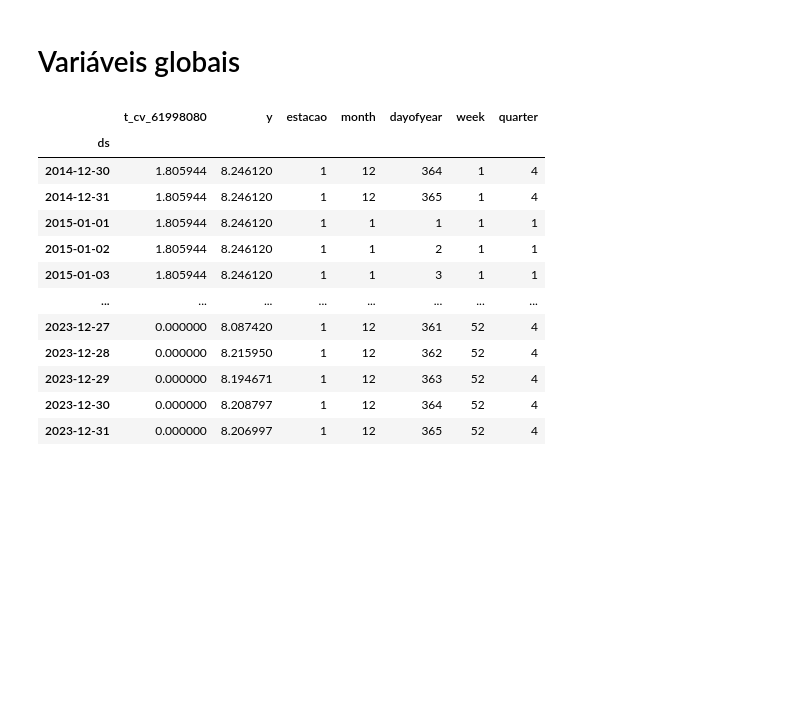
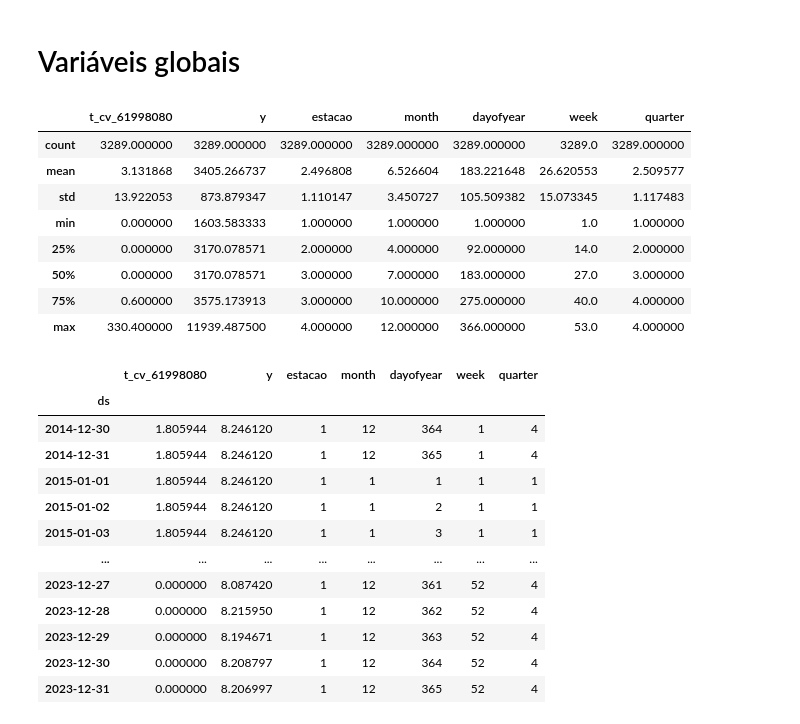
Before and after one commit to wasf84/pgmc-mestrado, a Jupyter notebook: dissertacao/bacia_rio_grande/baixo_rio_grande.ipynb, the cells around one changed output. Cells and saved outputs as stored; diff of their text form; code cells hidden in the pictures; blank space fills up the shorter version.

```diff
--- a/dissertacao/bacia_rio_grande/baixo_rio_grande.ipynb
+++ b/dissertacao/bacia_rio_grande/baixo_rio_grande.ipynb
@@ -1748,13 +1771,13 @@ df
 | 2023-12-31 | 0 | 3665.516667 | 0.0 |
 3289 rows × 3 columns
 # %%
-estacao_alvo = "t_vz_62020080"
+coluna_alvo = "t_vz_62020080"
 # %%
 # Deixando o DataFrame no padrão que a lib MLForecast obriga
 df = df.reset_index()
 df = df.rename(columns={
     "Data"       : "ds",
-    estacao_alvo : "y"
+    coluna_alvo : "y"
     })
 
 df
@@ -2190,6 +2223,18 @@ cria_plot_correlacao(
 # )
 # %% [markdown]
 # Variáveis globais
+# %%
+df_aux.describe()
+# %% [output]
+|  | t_cv_61998080 | y | estacao | month | dayofyear | week | quarter |
+| count | 3289.000000 | 3289.000000 | 3289.000000 | 3289.000000 | 3289.000000 | 3289.0 | 3289.000000 |
+| mean | 3.131868 | 3405.266737 | 2.496808 | 6.526604 | 183.221648 | 26.620553 | 2.509577 |
+| std | 13.922053 | 873.879347 | 1.110147 | 3.450727 | 105.509382 | 15.073345 | 1.117483 |
+| min | 0.000000 | 1603.583333 | 1.000000 | 1.000000 | 1.000000 | 1.0 | 1.000000 |
+| 25% | 0.000000 | 3170.078571 | 2.000000 | 4.000000 | 92.000000 | 14.0 | 2.000000 |
+| 50% | 0.000000 | 3170.078571 | 3.000000 | 7.000000 | 183.000000 | 27.0 | 3.000000 |
+| 75% | 0.600000 | 3575.173913 | 3.000000 | 10.000000 | 275.000000 | 40.0 | 4.000000 |
+| max | 330.400000 | 11939.487500 | 4.000000 | 12.000000 | 366.000000 | 53.0 | 4.000000 |
 # %%
 look_back = 7 # Lags a serem utilizadas. Uma semana passada.
 
```
Also changed, not shown: parts of 8 cells of this notebook, 35 other files.
